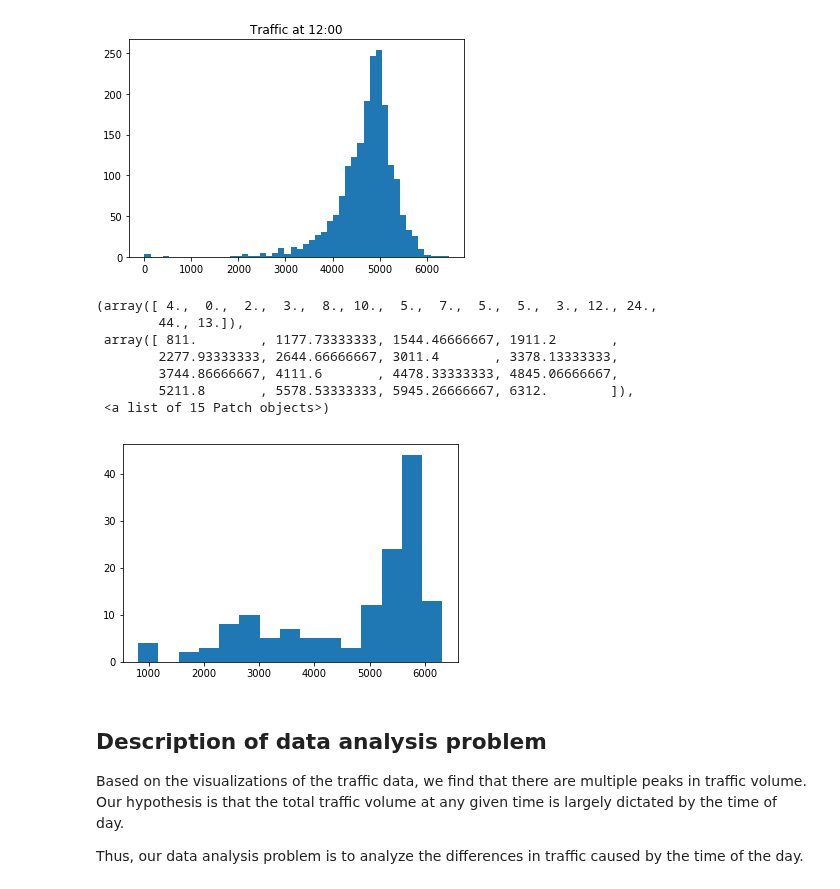
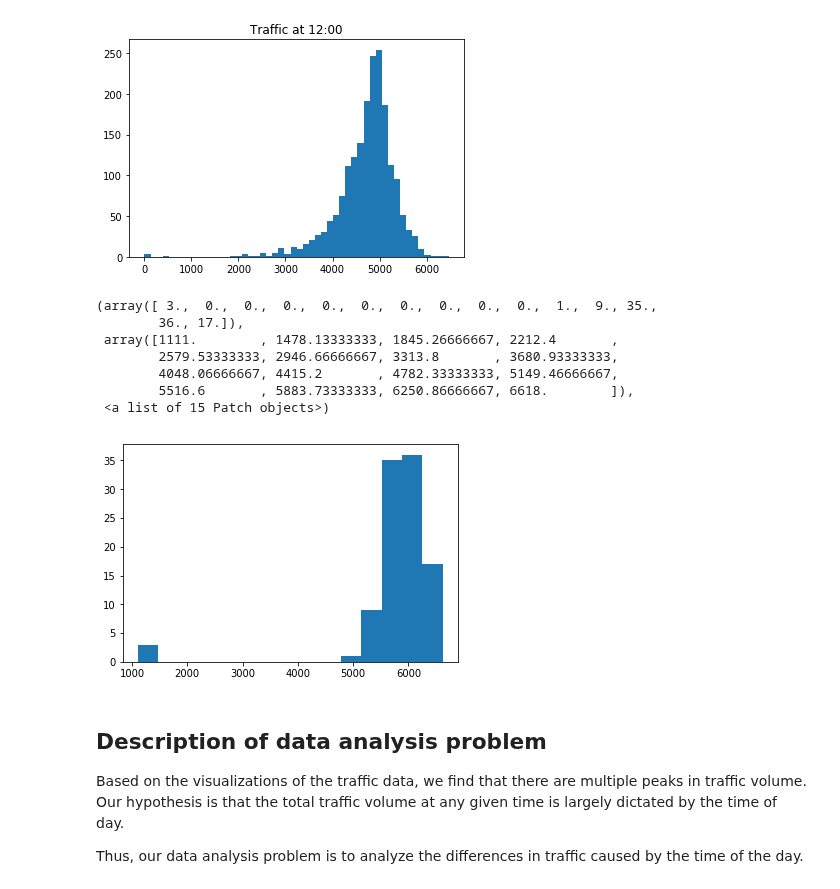
Before and after one commit to Lensku/BDA-Project-Otso-Lensku, a Jupyter notebook: Project.ipynb, the cells around one changed output. Saved outputs shown, nothing was run; the diff lists cells and outputs as text; code cells hidden in the pictures.

```diff
--- a/Project.ipynb
+++ b/Project.ipynb
@@ -111,8 +111,11 @@ def traffic_at_time(time, dataframe):
 traffic_by_time = [traffic_at_time(time, df_with_dates) for time in range(24)]
 
 # make all sublists same size
-min_n = min([len(traffic_by_time[n]) for n in range(24)])
-traffic_by_time = [traffic_by_time[n][:min_n] for n in range(24)]
+def trim(arr):
+    min_n = min([len(arr[n]) for n in range(len(arr))])
+    return [arr[n][:min_n] for n in range(len(arr))]
+
+traffic_by_time = trim(traffic_by_time)
 
 # e.g. traffic volume at 12
 
@@ -123,20 +126,21 @@ Text(0.5, 1.0, 'Traffic at 12:00')
 [figure]
 # %%
 # holds traffic during weekdays at 8
-traffic_by_month = [traffic_at_time(8, df_with_dates[(df_with_dates['month'] == month) & (df_with_dates['weekday'] < 6)])
+traffic_by_month = [traffic_at_time(8, df_with_dates[(df_with_dates['month'] == month) & (df_with_dates['weekday'] < 5)])
                     for month in range(1,13)]
 
+traffic_by_month = trim(traffic_by_month)
 # traffic in january during weekdays at 8
-plt.hist(traffic_by_month[0], bins=15)
+plt.hist(traffic_by_month[4], bins=15)
 # %% [output]
-(array([ 4.,  0.,  2.,  3.,  8., 10.,  5.,  7.,  5.,  5.,  3., 12., 24.,
-        44., 13.]),
- array([ 811.        , 1177.73333333, 1544.46666667, 1911.2       ,
-        2277.93333333, 2644.66666667, 3011.4       , 3378.13333333,
-        3744.86666667, 4111.6       , 4478.33333333, 4845.06666667,
-        5211.8       , 5578.53333333, 5945.26666667, 6312.        ]),
+(array([ 3.,  0.,  0.,  0.,  0.,  0.,  0.,  0.,  0.,  0.,  1.,  9., 35.,
+        36., 17.]),
+ array([1111.        , 1478.13333333, 1845.26666667, 2212.4       ,
+        2579.53333333, 2946.66666667, 3313.8       , 3680.93333333,
+        4048.06666667, 4415.2       , 4782.33333333, 5149.46666667,
+        5516.6       , 5883.73333333, 6250.86666667, 6618.        ]),
  <a list of 15 Patch objects>)
-[figure, old version]
+[figure, new version]
 # %% [markdown]
 ## Description of data analysis problem
 
```
Also changed, not shown: parts of 6 cells of this notebook.
